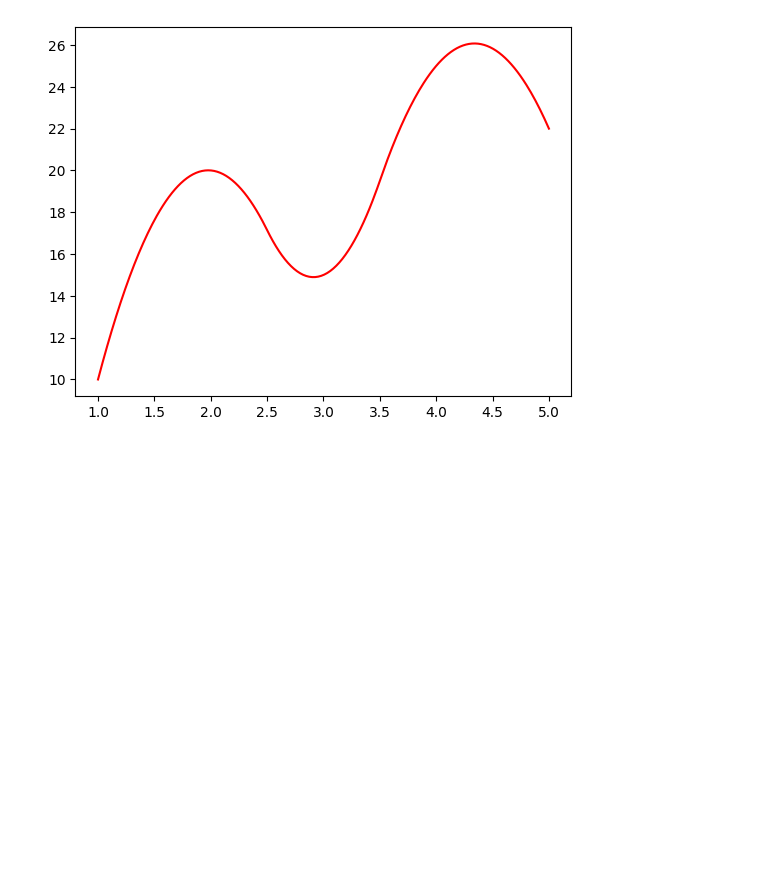
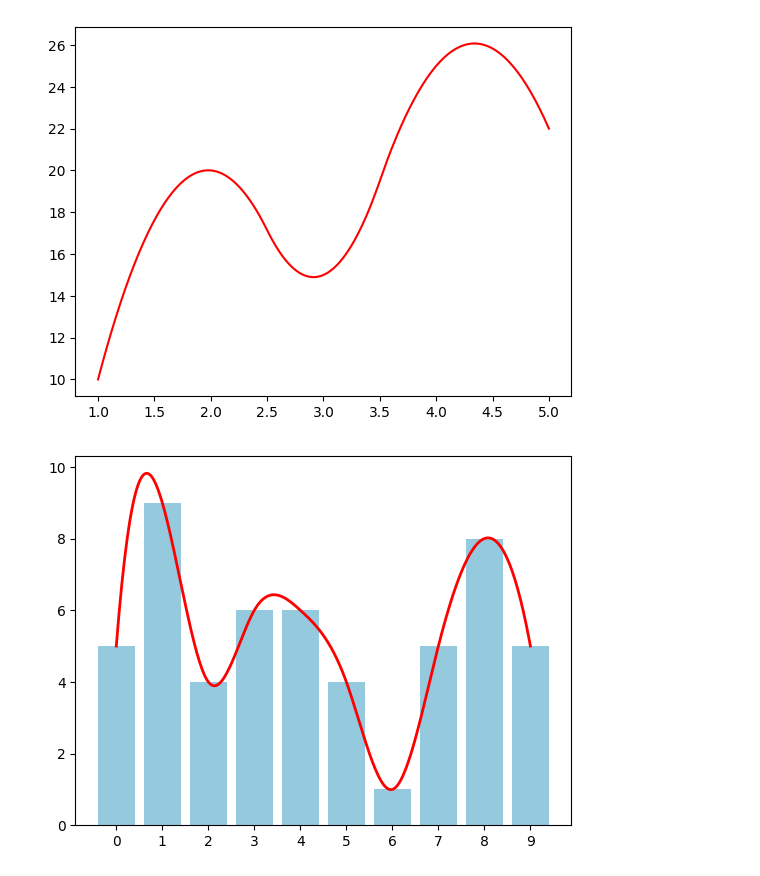
Before and after one commit to fischettijw/Abigail_ScienceFair_2024-25_082224, a Jupyter notebook: sandbox/test.ipynb, the cells around one changed output. Cells and saved outputs as stored; diff of their text form; code cells hidden in the pictures; blank space fills up the shorter version.

Commit message:
quardratic smoothinh

```diff
--- a/sandbox/test.ipynb
+++ b/sandbox/test.ipynb
@@ -68,3 +68,28 @@ plt.plot(x_new, y_smooth, color='red')
 plt.show()
 # %% [output]
 [figure]
+# %%
+import matplotlib.pyplot as plt
+import seaborn as sns
+import numpy as np
+from scipy.interpolate import make_interp_spline
+
+# Sample data
+x = np.arange(10)
+y = np.random.randint(1, 10, size=10)
+
+# Create the barplot
+sns.barplot(x=x, y=y, color='skyblue')
+
+# Generate smoothed data using scipy's make_interp_spline
+x_smooth = np.linspace(x.min(), x.max(), 300)  # More points for a smoother line
+spl = make_interp_spline(x, y, k=3)  # k=3 for cubic spline
+y_smooth = spl(x_smooth)
+
+# Plot the smoothed line
+plt.plot(x_smooth, y_smooth, color='red', lw=2)
+
+# Display the plot
+plt.show()
+# %% [output]
+[figure, added]
```
Also changed, not shown: 2 other files.
